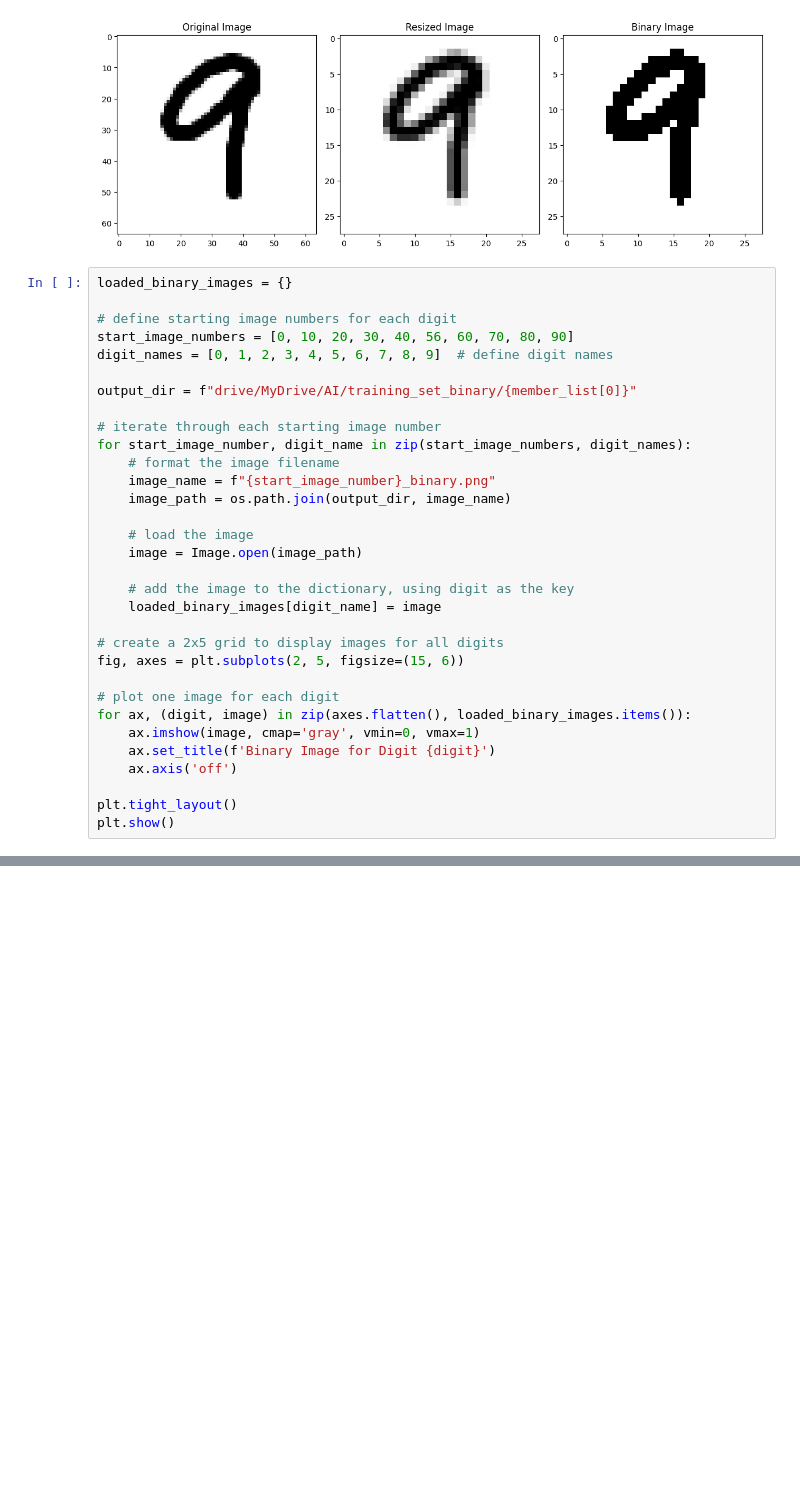
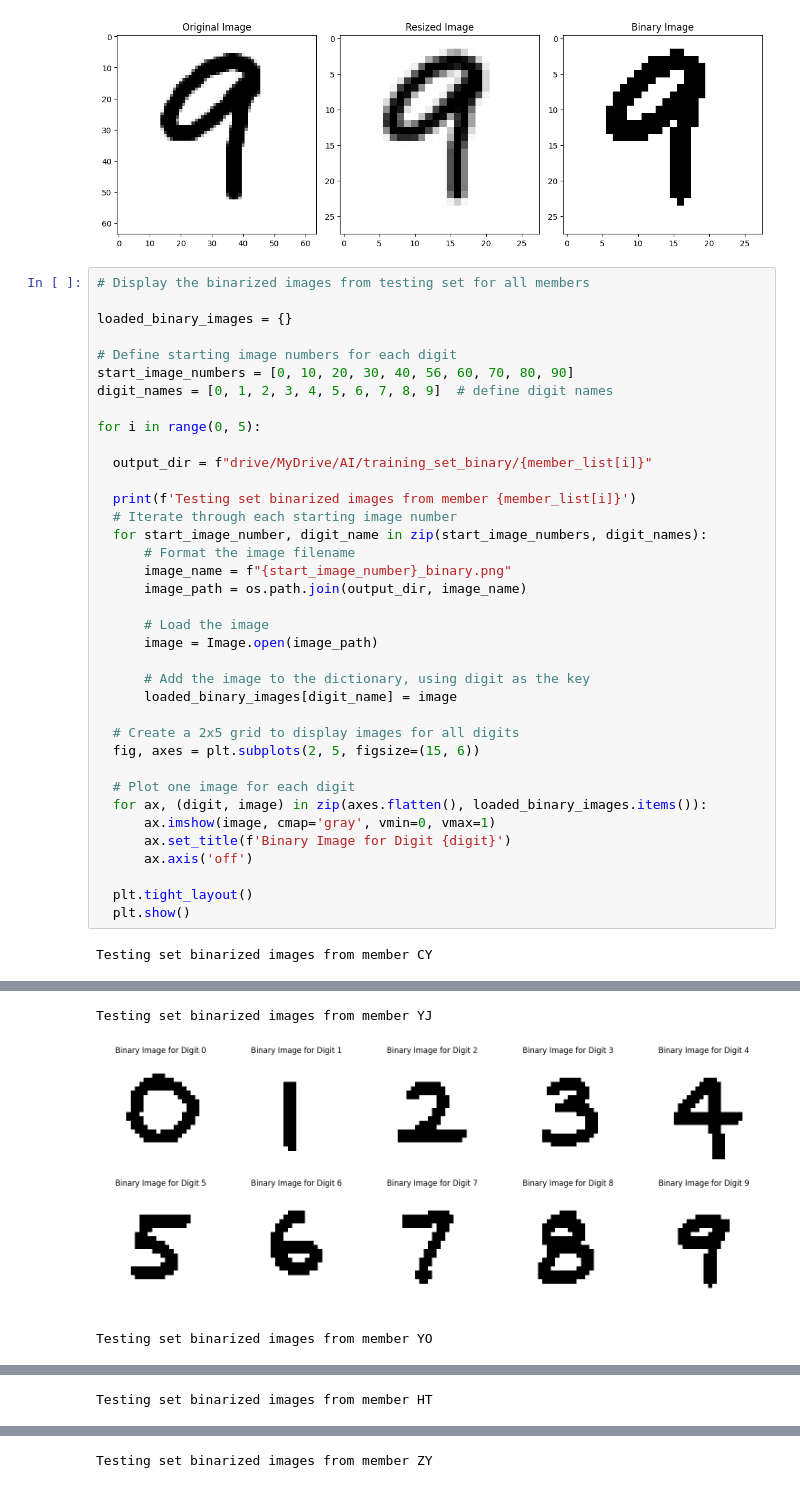
Before and after one commit to ChenChingYen/HandwritingRecognition, a Jupyter notebook: ImagePreprocessing.ipynb, the cells around one changed output, grey strips where cells are left out. Saved outputs shown, nothing was run; the diff lists cells and outputs as text; blank space fills up the shorter version.

Commit message:
preprocessing of training and testing dataset

```diff
--- a/ImagePreprocessing.ipynb
+++ b/ImagePreprocessing.ipynb
@@ -175,36 +186,45 @@ for i in range(0, 100, 10):
 [figure]
 [figure]
 # %%
+# Display the binarized images from testing set for all members
+
 loaded_binary_images = {}
 
-# define starting image numbers for each digit
+# Define starting image numbers for each digit
 start_image_numbers = [0, 10, 20, 30, 40, 56, 60, 70, 80, 90]
 digit_names = [0, 1, 2, 3, 4, 5, 6, 7, 8, 9]  # define digit names
 
-output_dir = f"drive/MyDrive/AI/training_set_binary/{member_list[0]}"
+for i in range(0, 5):
 
-# iterate through each starting image number
-for start_image_number, digit_name in zip(start_image_numbers, digit_names):
-    # format the image filename
-    image_name = f"{start_image_number}_binary.png"
-    image_path = os.path.join(output_dir, image_name)
+  output_dir = f"drive/MyDrive/AI/training_set_binary/{member_list[i]}"
 
-    # load the image
-    image = Image.open(image_path)
+  print(f'Testing set binarized images from member {member_list[i]}')
+  # Iterate through each starting image number
+  for start_image_number, digit_name in zip(start_image_numbers, digit_names):
+      # Format the image filename
+      image_name = f"{start_image_number}_binary.png"
+      image_path = os.path.join(output_dir, image_name)
 
-    # add the image to the dictionary, using digit as the key
-    loaded_binary_images[digit_name] = image
+      # Load the image
+      image = Image.open(image_path)
 
-# create a 2x5 grid to display images for all digits
-fig, axes = plt.subplots(2, 5, figsize=(15, 6))
+      # Add the image to the dictionary, using digit as the key
+      loaded_binary_images[digit_name] = image
 
-# plot one image for each digit
-for ax, (digit, image) in zip(axes.flatten(), loaded_binary_images.items()):
-    ax.imshow(image, cmap='gray', vmin=0, vmax=1)
-    ax.set_title(f'Binary Image for Digit {digit}')
-    ax.axis('off')
+  # Create a 2x5 grid to display images for all digits
+  fig, axes = plt.subplots(2, 5, figsize=(15, 6))
 
-plt.tight_layout()
-plt.show()
+  # Plot one image for each digit
+  for ax, (digit, image) in zip(axes.flatten(), loaded_binary_images.items()):
+      ax.imshow(image, cmap='gray', vmin=0, vmax=1)
+      ax.set_title(f'Binary Image for Digit {digit}')
+      ax.axis('off')
+
+  plt.tight_layout()
+  plt.show()
 # %% [output]
+Testing set binarized images from member CY
 [figure]
+Testing set binarized images from member YJ
+[figure, added]
+Testing set binarized images from member YO
@@ -210,0 +232 @@ plt.show()
+Testing set binarized images from member HT
@@ -210,0 +234 @@ plt.show()
+Testing set binarized images from member ZY
```
Also changed, not shown: parts of 9 cells of this notebook.
